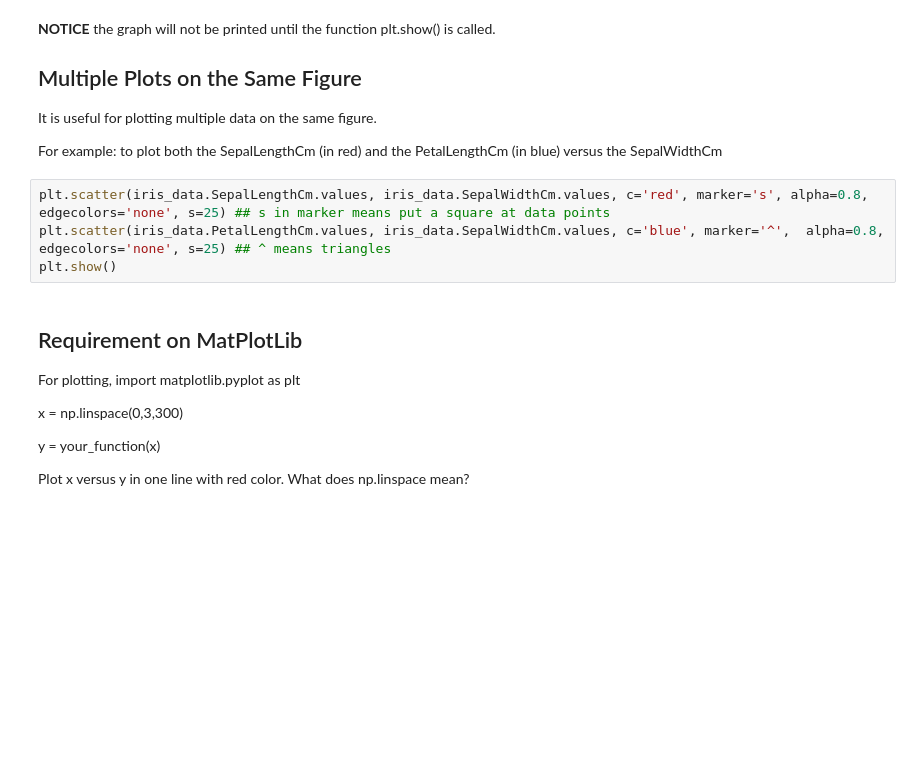
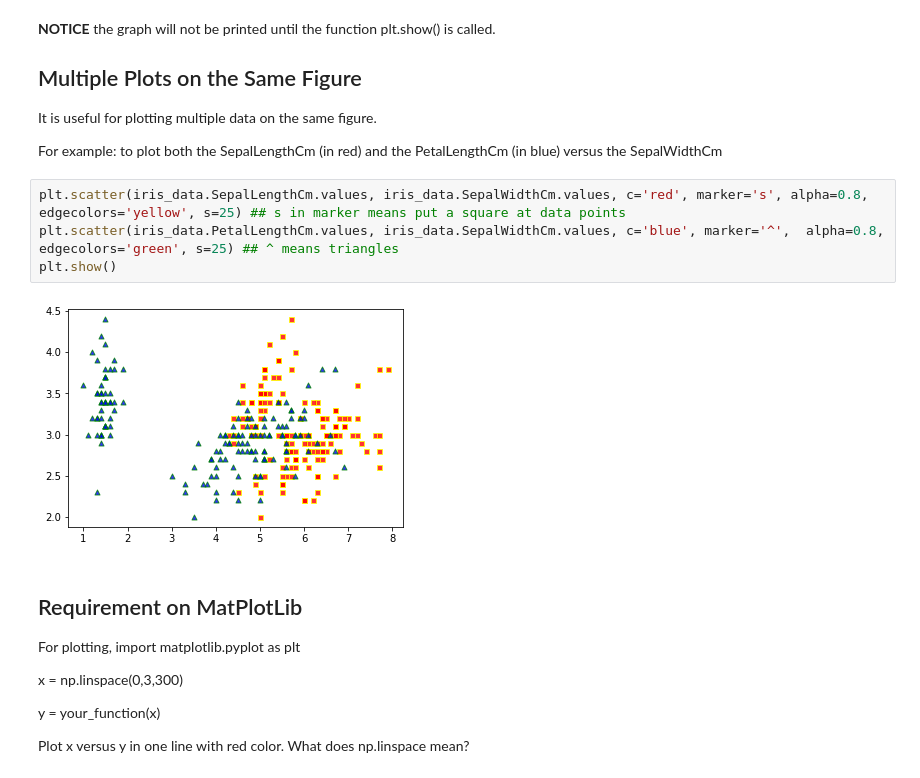
Before and after one commit to norhanreda/solutions-of-neural-networks-labs, a Jupyter notebook: lab1/Review On Python.ipynb, the cells around one changed output. Drawn from its saved outputs; the diff is of its cells as text; blank space fills up the shorter version.

```diff
--- a/lab1/Review On Python.ipynb
+++ b/lab1/Review On Python.ipynb
@@ -2021,9 +2079,11 @@ It is useful for plotting multiple data on the same figure.
 
 For example: to plot both the SepalLengthCm (in red) and the PetalLengthCm (in blue) versus the SepalWidthCm
 # %%
-plt.scatter(iris_data.SepalLengthCm.values, iris_data.SepalWidthCm.values, c='red', marker='s', alpha=0.8, edgecolors='none', s=25) ## s in marker means put a square at data points
-plt.scatter(iris_data.PetalLengthCm.values, iris_data.SepalWidthCm.values, c='blue', marker='^',  alpha=0.8, edgecolors='none', s=25) ## ^ means triangles
+plt.scatter(iris_data.SepalLengthCm.values, iris_data.SepalWidthCm.values, c='red', marker='s', alpha=0.8, edgecolors='yellow', s=25) ## s in marker means put a square at data points
+plt.scatter(iris_data.PetalLengthCm.values, iris_data.SepalWidthCm.values, c='blue', marker='^',  alpha=0.8, edgecolors='green', s=25) ## ^ means triangles
 plt.show()
+# %% [output]
+[figure, added]
 # %% [markdown]
 ## Requirement on MatPlotLib
 
```
Also changed, not shown: parts of 19 cells of this notebook.
